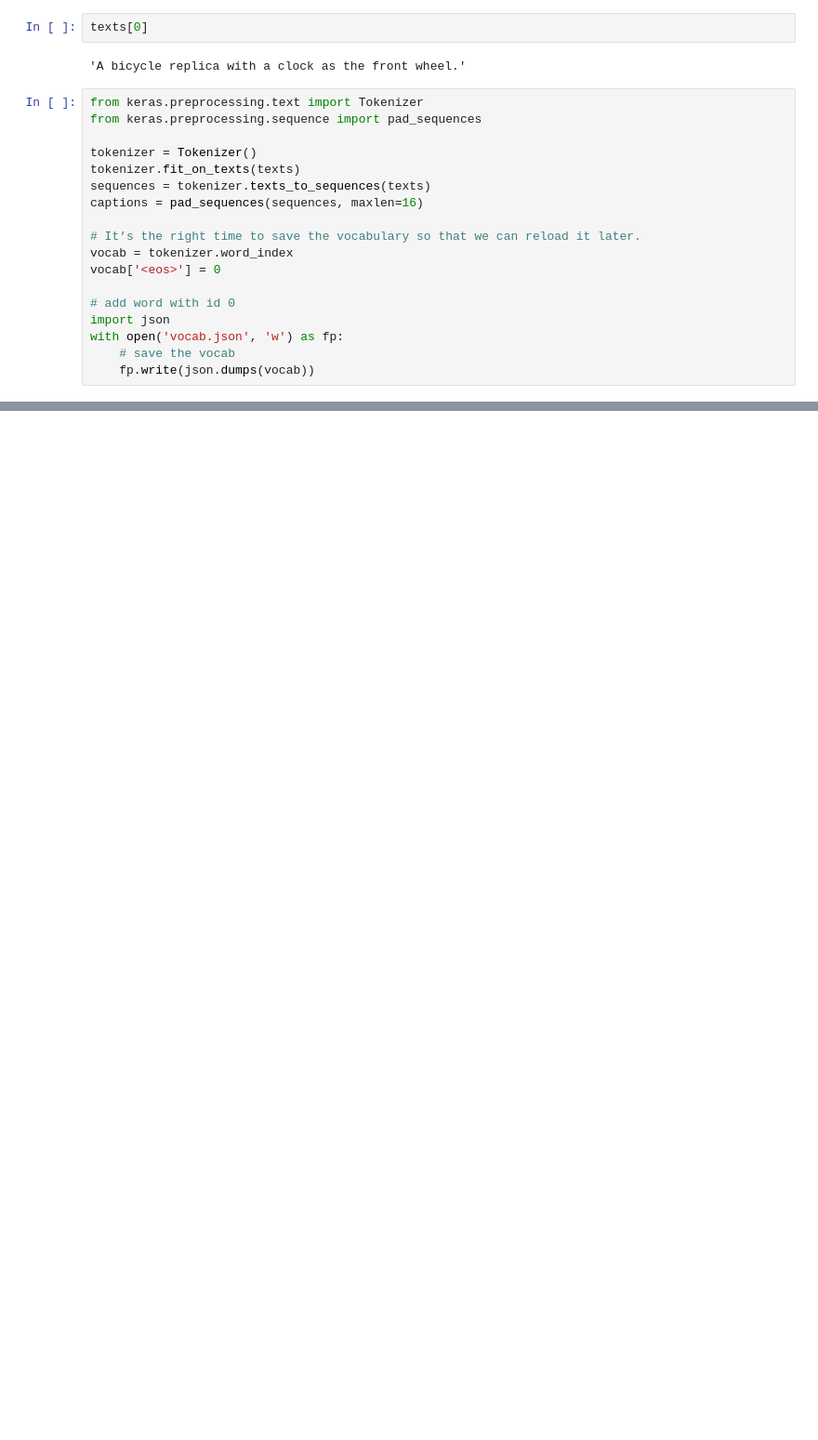
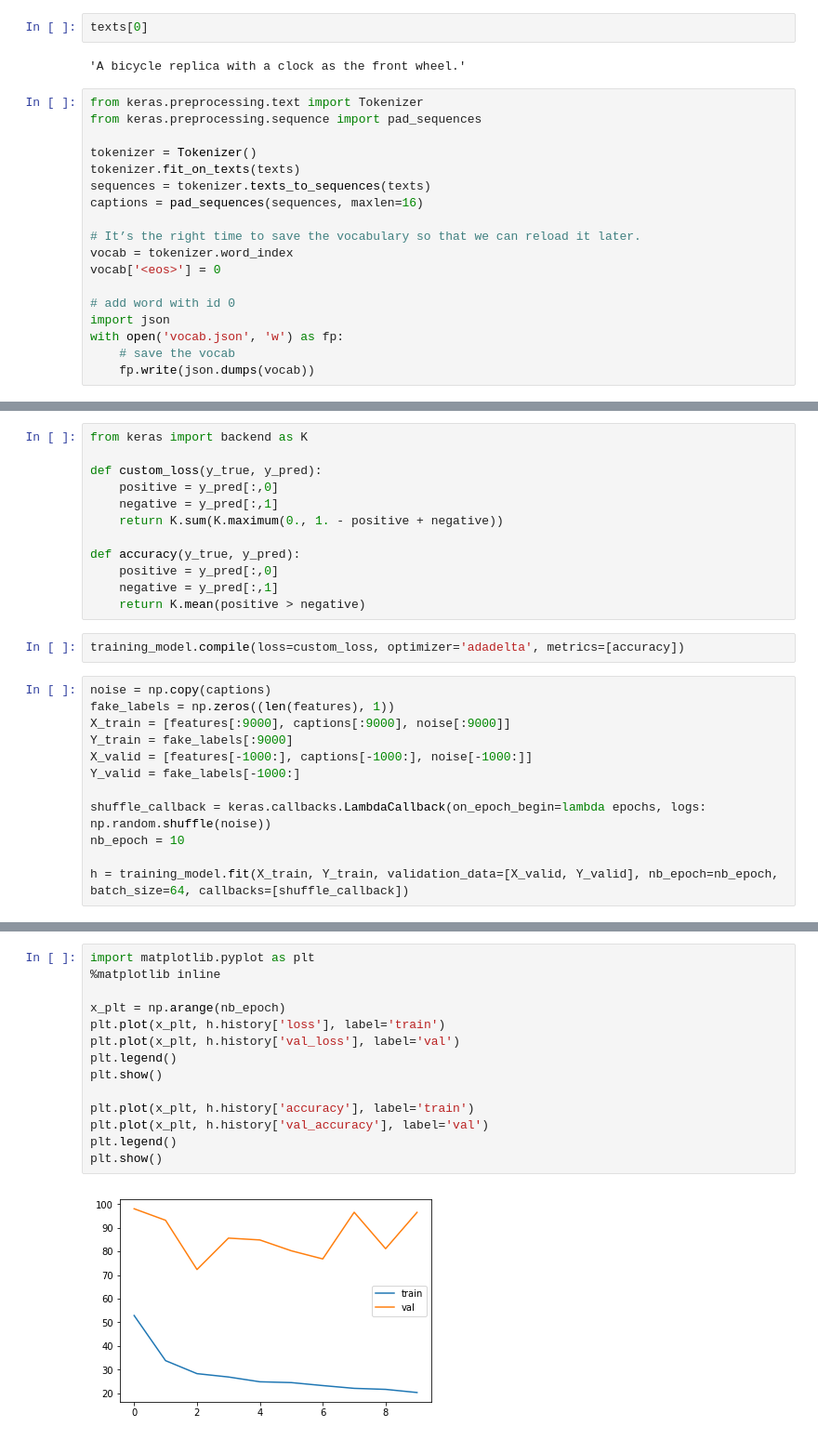
Before and after one commit to LouisGerard/SAM_Project, a Jupyter notebook: projet.ipynb, the cells around one changed output, grey strips where cells are left out. Shown at 93% size. Saved outputs shown, nothing was run; the diff lists cells and outputs as text; blank space fills up the shorter version.

Commit message:
model

```diff
--- a/projet.ipynb
+++ b/projet.ipynb
@@ -109,0 +121,26 @@ loading embeddings from "prof/glove.twitter.27B.100d.filtered.txt"
+# %%
+from keras import backend as K
+
+def custom_loss(y_true, y_pred):
+    positive = y_pred[:,0]
+    negative = y_pred[:,1]
+    return K.sum(K.maximum(0., 1. - positive + negative))
+
+def accuracy(y_true, y_pred):
+    positive = y_pred[:,0]
+    negative = y_pred[:,1]
+    return K.mean(positive > negative)
+# %%
+training_model.compile(loss=custom_loss, optimizer='adadelta', metrics=[accuracy])
+# %%
+noise = np.copy(captions)
+fake_labels = np.zeros((len(features), 1))
+X_train = [features[:9000], captions[:9000], noise[:9000]]
+Y_train = fake_labels[:9000]
+X_valid = [features[-1000:], captions[-1000:], noise[-1000:]]
+Y_valid = fake_labels[-1000:]
+
+shuffle_callback = keras.callbacks.LambdaCallback(on_epoch_begin=lambda epochs, logs: np.random.shuffle(noise))
+nb_epoch = 10
+
+h = training_model.fit(X_train, Y_train, validation_data=[X_valid, Y_valid], nb_epoch=nb_epoch, batch_size=64, callbacks=[shuffle_callback])
@@ -109,0 +165,16 @@ loading embeddings from "prof/glove.twitter.27B.100d.filtered.txt"
+# %%
+import matplotlib.pyplot as plt
+%matplotlib inline
+
+x_plt = np.arange(nb_epoch)
+plt.plot(x_plt, h.history['loss'], label='train')
+plt.plot(x_plt, h.history['val_loss'], label='val')
+plt.legend()
+plt.show()
+
+plt.plot(x_plt, h.history['accuracy'], label='train')
+plt.plot(x_plt, h.history['val_accuracy'], label='val')
+plt.legend()
+plt.show()
+# %% [output]
+[figure, added]
```
Also changed, not shown: parts of 7 cells of this notebook.
